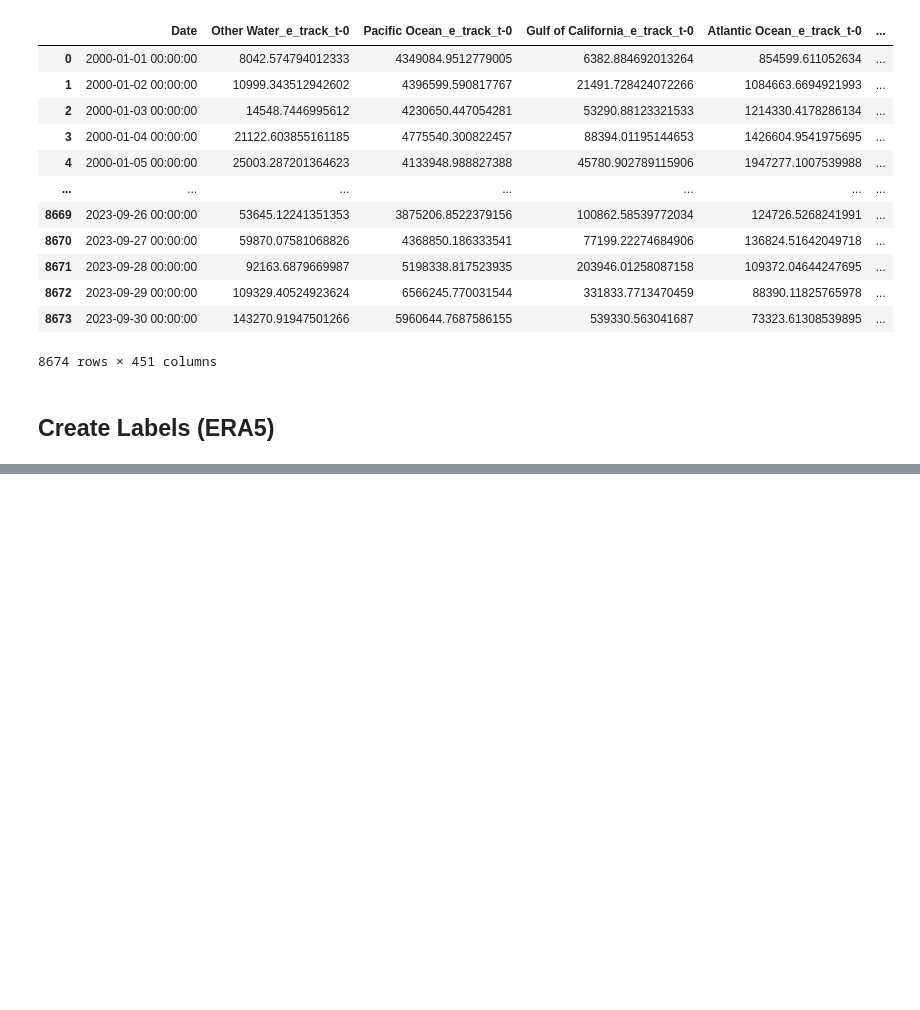
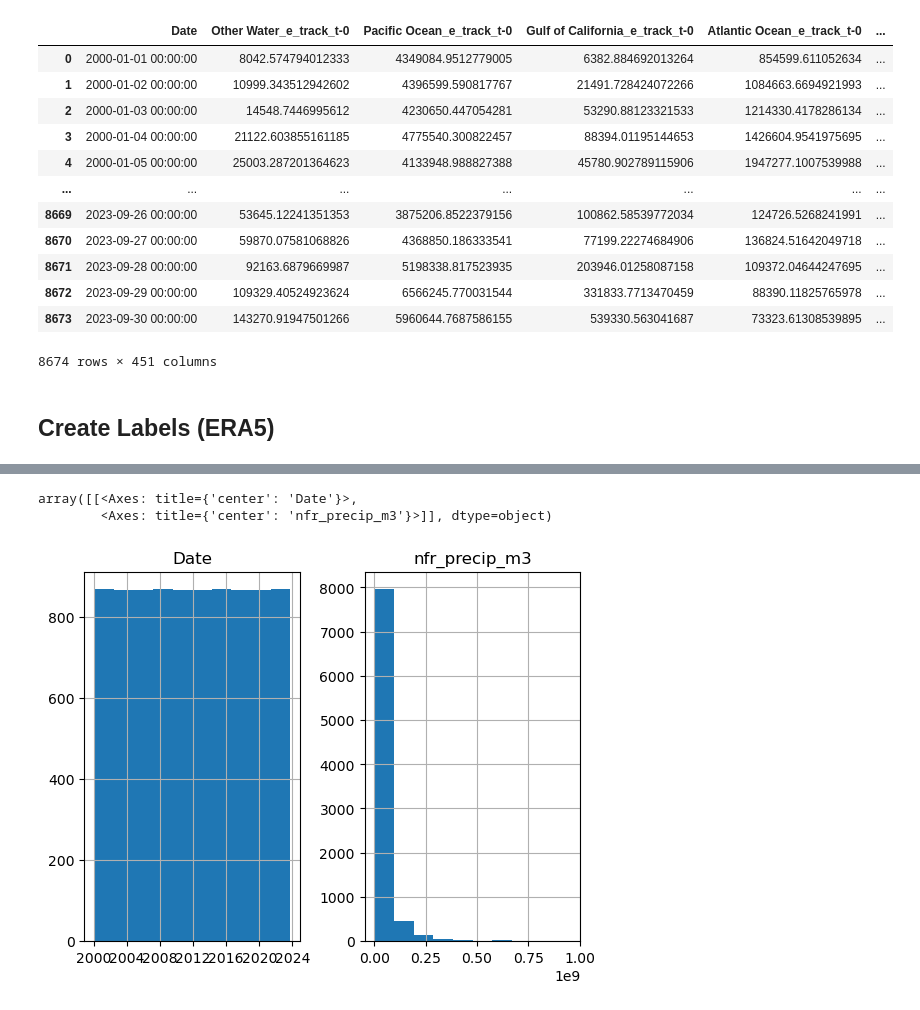
Before and after one commit to khumphreys-csu/Data_Driven_Prediction, a Jupyter notebook: assignment_1.ipynb, the cells around one changed output, grey strips where cells are left out. Saved outputs shown, nothing was run; the diff lists cells and outputs as text; code cells hidden in the pictures; blank space fills up the shorter version.

```diff
--- a/assignment_1.ipynb
+++ b/assignment_1.ipynb
@@ -179,0 +186,6 @@ labels_df.to_csv('/Users/kathum/Classes/fall_2024/Data_driven Analysis/Data_Driv
+# %%
+labels_df.hist()
+# %% [output]
+array([[<Axes: title={'center': 'Date'}>,
+        <Axes: title={'center': 'nfr_precip_m3'}>]], dtype=object)
+[figure, added]
```
Also changed, not shown: parts of 1 cell of this notebook, 1 other file.
